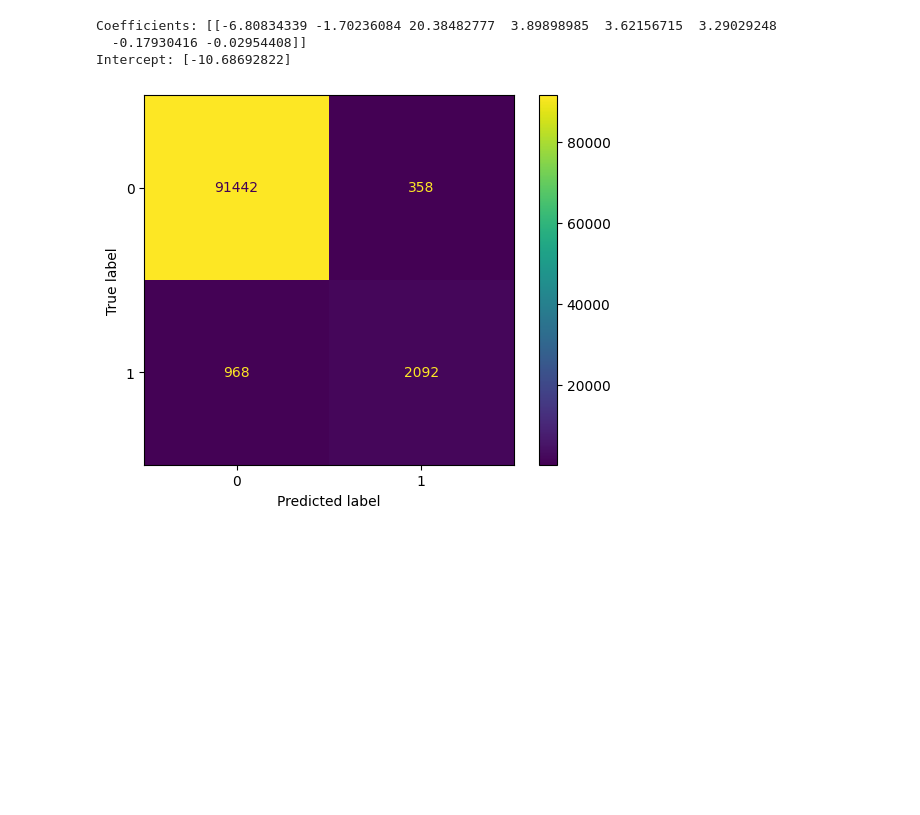
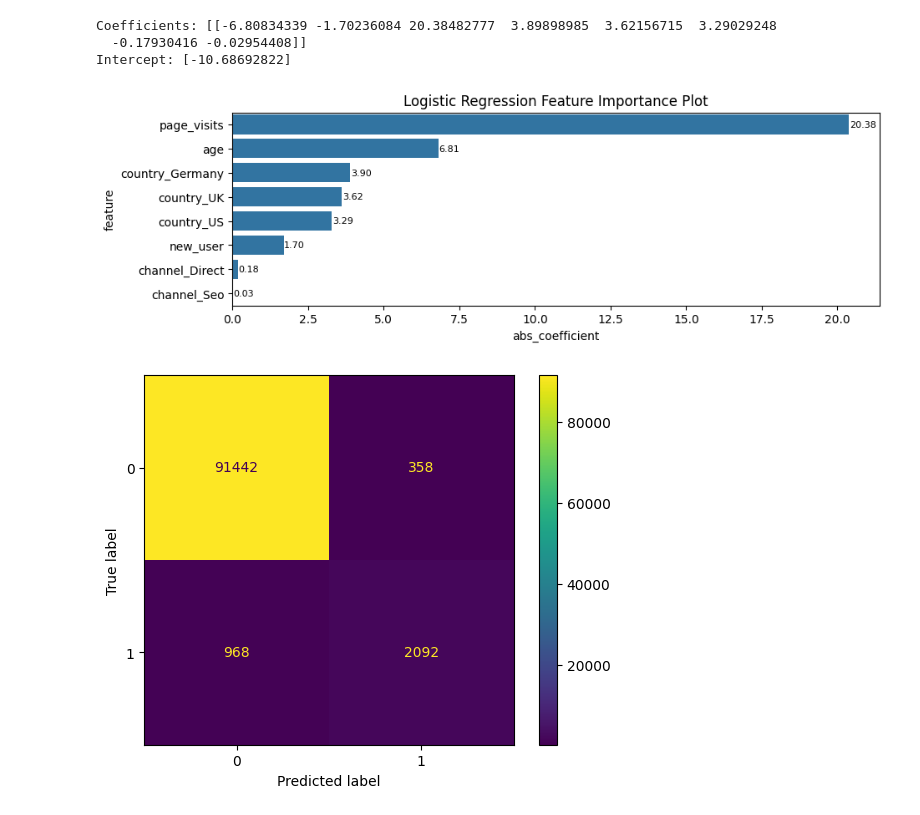
Before and after one commit to traha-89/Portafoglio, a Jupyter notebook: Landing Page Optimization/LP_CRAnalysis_Prediction_2.ipynb, the cells around one changed output. Saved outputs shown, nothing was run; the diff lists cells and outputs as text; code cells hidden in the pictures; blank space fills up the shorter version.

```diff
--- a/Landing Page Optimization/LP_CRAnalysis_Prediction_2.ipynb
+++ b/Landing Page Optimization/LP_CRAnalysis_Prediction_2.ipynb
@@ -722,6 +722,31 @@ print("Intercept:", clf.intercept_)
 Coefficients: [[-6.80834339 -1.70236084 20.38482777  3.89898985  3.62156715  3.29029248
   -0.17930416 -0.02954408]]
 Intercept: [-10.68692822]
+# %%
+# Get coefficients
+importance_lr = clf.coef_[0]
+
+# DataFrame for better visualization
+feature_importance_lr = pd.DataFrame({
+    'feature': X_train_scaled.columns,
+    'coefficient': importance_lr,
+    'abs_coefficient': abs(importance_lr)
+})
+
+# Sort by absolute coefficient magnitude
+feature_importance_lr = feature_importance.sort_values(by='abs_coefficient', ascending=False).reset_index(drop= True)
+
+# feature_importance_lr
+plt.figure(figsize= (10,3))
+ax = sns.barplot(data= feature_importance_lr, x= 'abs_coefficient', y= 'feature')
+for p in ax.patches:
+    width = p.get_width()
+    ax.text(width + 0.01, p.get_y() + p.get_height()/2, f'{width:.2f}',
+            ha='left', va='center', fontsize=8)
+plt.title('Logistic Regression Feature Importance Plot')
+plt.show()
+# %% [output]
+[figure, added]
 # %%
 # 2. Predictions on test set
 y_pred_lr = clf.predict(X_test_scaled)
```
Also changed, not shown: parts of 15 cells of this notebook.
